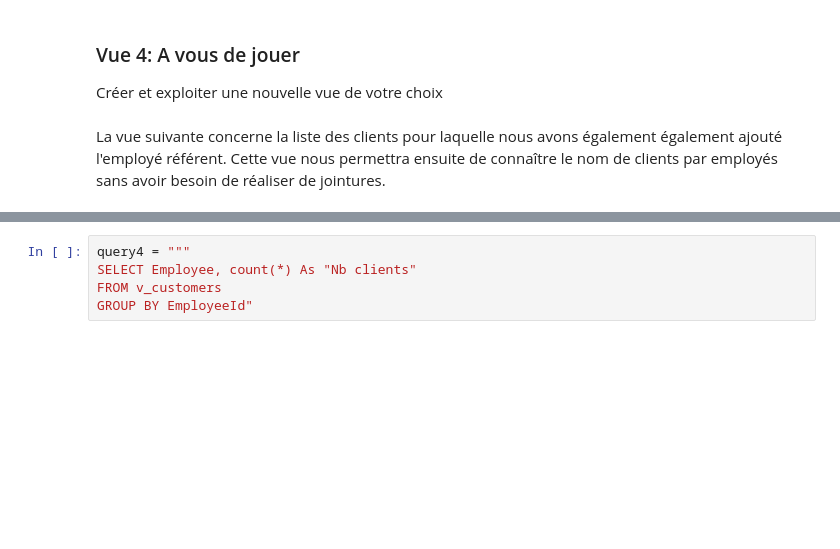
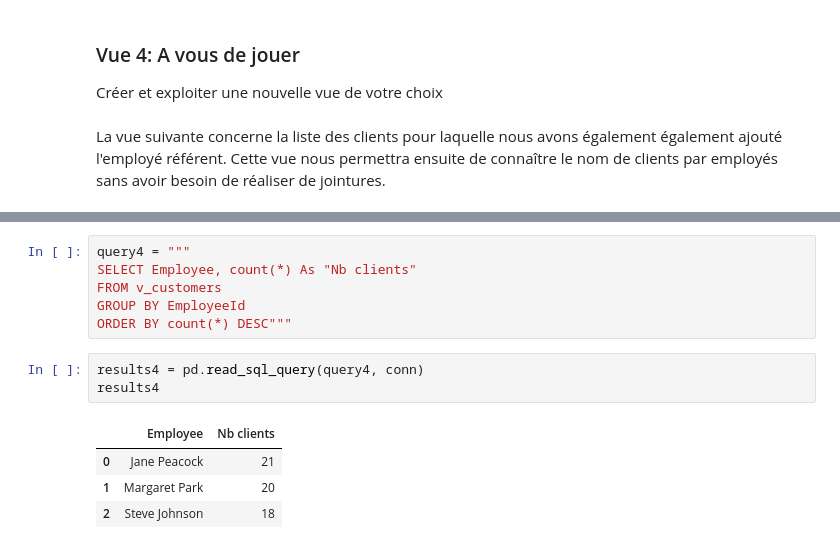
Before and after one commit to yoannlv/digital-music-store, a Jupyter notebook: p2-vues-sql.ipynb, the cells around one changed output, grey strips where cells are left out. Drawn from its saved outputs; the diff is of its cells as text; blank space fills up the shorter version.

```diff
--- a/p2-vues-sql.ipynb
+++ b/p2-vues-sql.ipynb
@@ -428,4 +431,13 @@ v_customers
 query4 = """
 SELECT Employee, count(*) As "Nb clients"
 FROM v_customers
-GROUP BY EmployeeId"
+GROUP BY EmployeeId
+ORDER BY count(*) DESC"""
+# %%
+results4 = pd.read_sql_query(query4, conn)
+results4
+# %% [output]
+|  | Employee | Nb clients |
+| 0 | Jane Peacock | 21 |
+| 1 | Margaret Park | 20 |
+| 2 | Steve Johnson | 18 |
```
Also changed, not shown: parts of 2 cells of this notebook.
